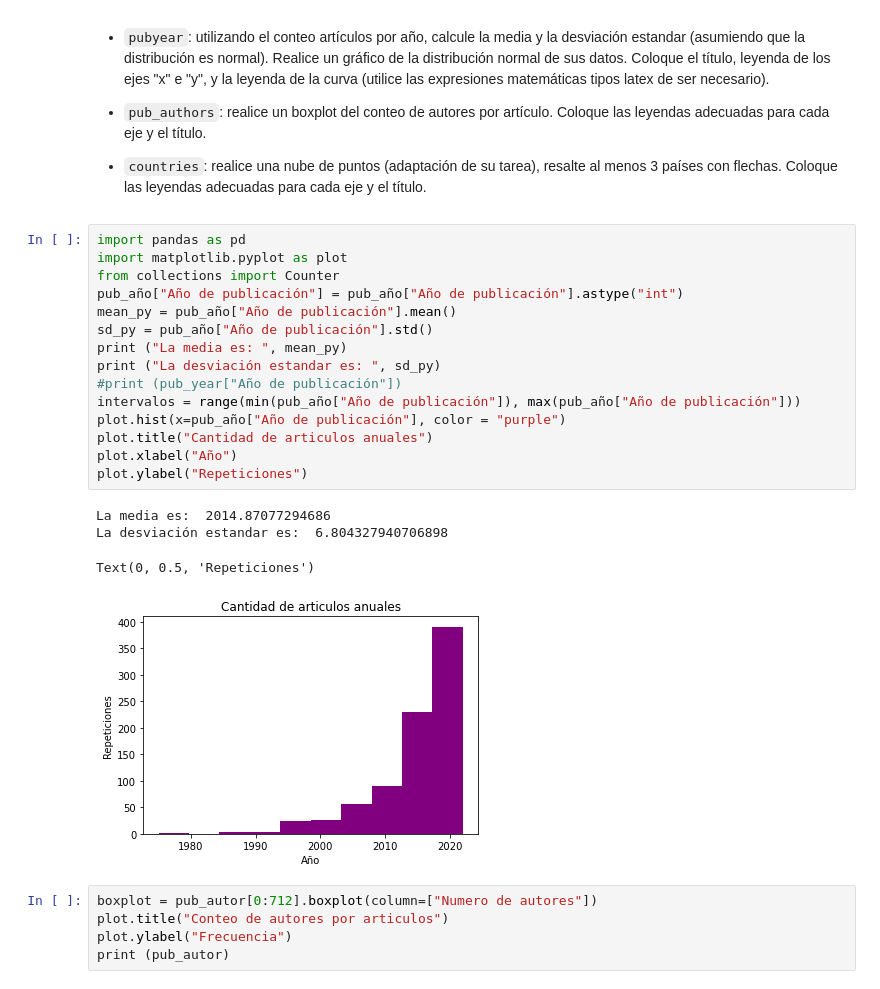
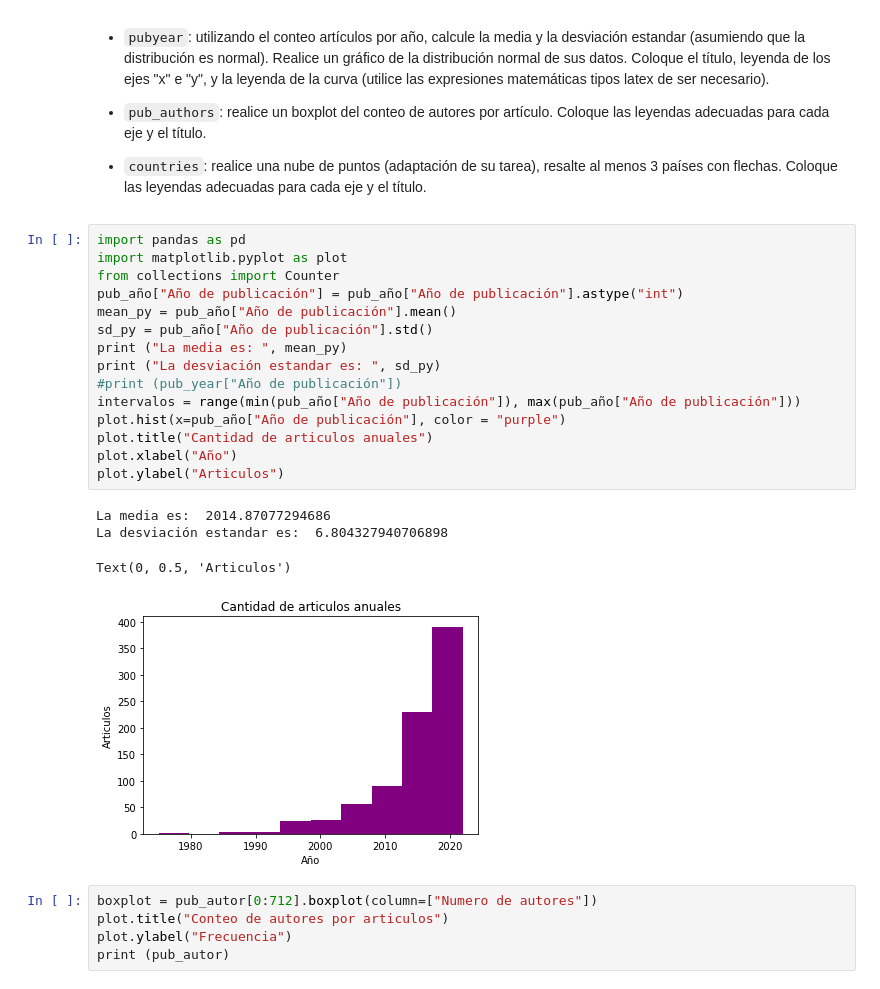
Before and after one commit to JimmyYumbo/GBI6_ExamenPython, a Jupyter notebook: 2021II_GBI6_ExamenParcial2_JimmyY_Python.ipynb, the cells around one changed output. Cells and saved outputs as stored; diff of their text form.

```diff
--- a/2021II_GBI6_ExamenParcial2_JimmyY_Python.ipynb
+++ b/2021II_GBI6_ExamenParcial2_JimmyY_Python.ipynb
@@ -194,23 +194,23 @@ Realice la visualización de los datos del ejercicio 3.
 # %%
 import pandas as pd
 import matplotlib.pyplot as plot
 from collections import Counter
 pub_año["Año de publicación"] = pub_año["Año de publicación"].astype("int")
 mean_py = pub_año["Año de publicación"].mean()
 sd_py = pub_año["Año de publicación"].std()
 print ("La media es: ", mean_py)
 print ("La desviación estandar es: ", sd_py)
 #print (pub_year["Año de publicación"])
 intervalos = range(min(pub_año["Año de publicación"]), max(pub_año["Año de publicación"]))
 plot.hist(x=pub_año["Año de publicación"], color = "purple")
 plot.title("Cantidad de articulos anuales")
 plot.xlabel("Año")
-plot.ylabel("Repeticiones")
+plot.ylabel("Articulos")
 # %% [output]
 La media es:  2014.87077294686
 La desviación estandar es:  6.804327940706898
-Text(0, 0.5, 'Repeticiones')
+Text(0, 0.5, 'Articulos')
-[figure, old version]
+[figure, new version]
 # %%
 boxplot = pub_autor[0:712].boxplot(column=["Numero de autores"])
 plot.title("Conteo de autores por articulos")
```
Also changed, not shown: parts of 3 cells of this notebook.
